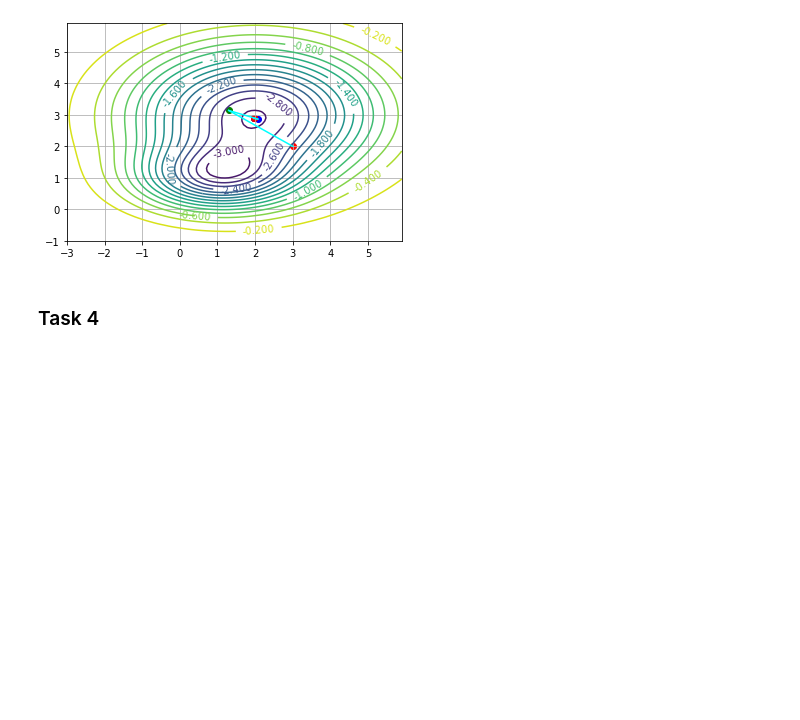
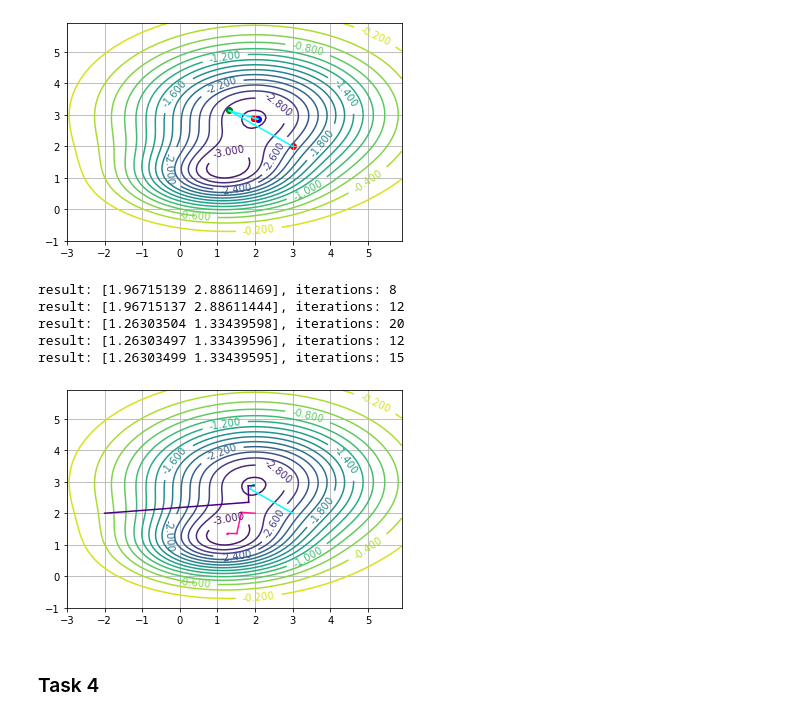
Before and after one commit to pool-party/optimization-methods, a Jupyter notebook: first-order/gradient_descent_plots.ipynb, the cells around one changed output. Drawn from its saved outputs; the diff is of its cells as text; code cells hidden in the pictures; blank space fills up the shorter version.

```diff
--- a/first-order/gradient_descent_plots.ipynb
+++ b/first-order/gradient_descent_plots.ipynb
@@ -309,6 +309,37 @@ make_level_lines_plot([trace],
 # %% [output]
 result: [1.96715142 2.88611471] iterations: 6
 [figure]
+# %%
+start_list = [
+        np.array([3., 2.]),
+        np.array([-2., 2.]),
+        np.array([2., 2.]),
+        np.array([-1., 1.]),
+        np.array([0., 0.]),
+]
+
+trace = []
+for start in start_list:
+#     trace.append(newton(third_function, third_function_grad, third_function_hess, start, 3))
+    trace.append(conjugate_gradients_method(third_function, third_function_grad, start, golden_ratio_method, criterion=3, eps=1e-6, pb=True))
+
+
+make_level_lines_plot(trace,
+              third_function,
+              x_min=-3,
+              x_max=6,
+              y_min=-1,
+              y_max=6,
+              levels=20,
+              make_scatter=False
+             )
+# %% [output]
+result: [1.96715139 2.88611469], iterations: 8
+result: [1.96715137 2.88611444], iterations: 12
+result: [1.26303504 1.33439598], iterations: 20
+result: [1.26303497 1.33439596], iterations: 12
+result: [1.26303499 1.33439595], iterations: 15
+[figure, added]
 # %% [markdown]
 ### Task 4
 # %%
```
